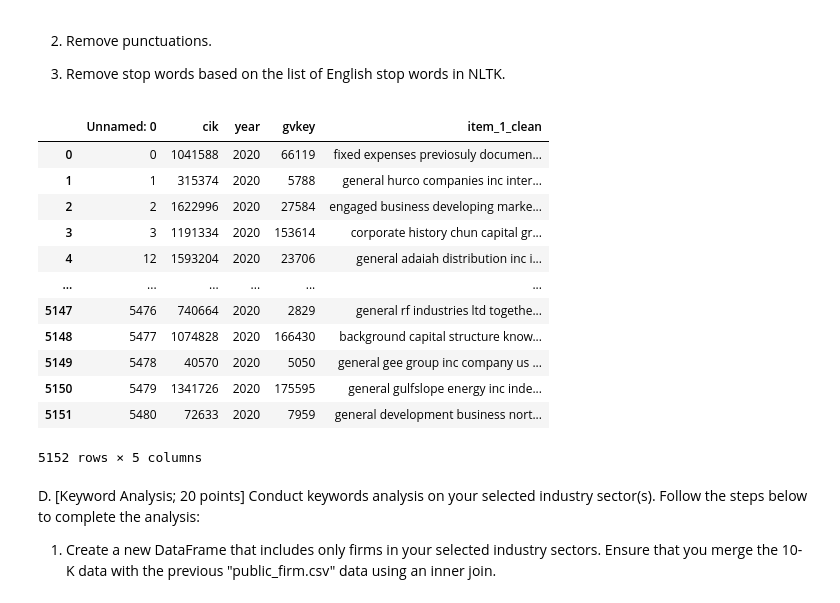
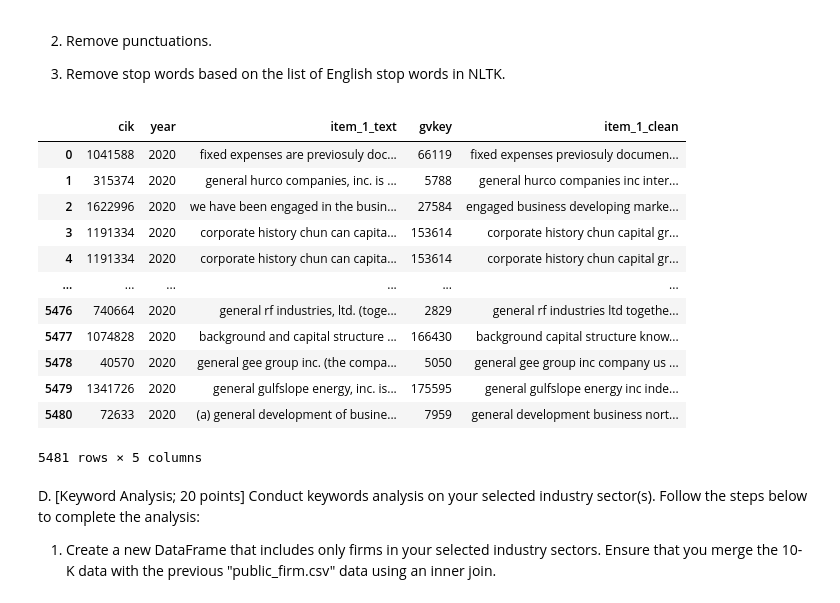
Before and after one commit to ChetanSarda99/BAIT508_GroupProject, a Jupyter notebook: chetan_project.ipynb, the cells around one changed output. Saved outputs shown, nothing was run; the diff lists cells and outputs as text; code cells hidden in the pictures.

```diff
--- a/chetan_project.ipynb
+++ b/chetan_project.ipynb
@@ -192,31 +219,26 @@ def clean_text(text):
 # %%
 try:
     twenty20_10K_item1_clean = pd.read_csv(r'C:\Users\sarda\Desktop\UBC\BAIT 508\GroupProject\data\twenty20_10K_item1_clean.csv')
 except:
-    twenty20_10K_item1_clean['item_1_clean'] = twenty20_10K_item1_clean['item_1_text'].apply(clean_text)
-    twenty20_10K_item1_clean.to_csv(r'C:\Users\sarda\Desktop\UBC\BAIT 508\GroupProject\data\twenty20_10K_item1_clean.csv')
-    twenty20_10K_item1_clean['item_1_clean'] = twenty20_10K_item1_clean['item_1_text'].apply(clean_text)
+    twenty20_10K_item1_clean['item_1_clean'] = twenty20_10K_item1_clean['item_1_text'].apply(clean_text).reset_index(drop=True)
+    twenty20_10K_item1_clean.drop(['name'],axis = 1,inplace=True)
+    twenty20_10K_item1_clean.to_csv(r'C:\Users\sarda\Desktop\UBC\BAIT 508\GroupProject\data\twenty20_10K_item1_clean.csv',index=False)
+
+twenty20_10K_item1_clean
+# %% [output]
+|  | cik | year | item_1_text | gvkey | item_1_clean |
+| 0 | 1041588 | 2020 | fixed expenses are previosuly doc... | 66119 | fixed expenses previosuly documen... |
+| 1 | 315374 | 2020 | general hurco companies, inc. is ... | 5788 | general hurco companies inc inter... |
+| 2 | 1622996 | 2020 | we have been engaged in the busin... | 27584 | engaged business developing marke... |
+| 3 | 1191334 | 2020 | corporate history chun can capita... | 153614 | corporate history chun capital gr... |
+| 4 | 1191334 | 2020 | corporate history chun can capita... | 153614 | corporate history chun capital gr... |
+| ... | ... | ... | ... | ... | ... |
+| 5476 | 740664 | 2020 | general rf industries, ltd. (toge... | 2829 | general rf industries ltd togethe... |
+| 5477 | 1074828 | 2020 | background and capital structure ... | 166430 | background capital structure know... |
+| 5478 | 40570 | 2020 | general gee group inc. (the compa... | 5050 | general gee group inc company us ... |
+| 5479 | 1341726 | 2020 | general gulfslope energy, inc. is... | 175595 | general gulfslope energy inc inde... |
+| 5480 | 72633 | 2020 | (a) general development of busine... | 7959 | general development business nort... |
+5481 rows × 5 columns
-# %%
-try:
-    twenty20_10K_item1_clean.drop(['name','item_1_text'],axis = 1,inplace=True)
-    twenty20_10K_item1_clean.to_csv(r'C:\Users\sarda\Desktop\UBC\BAIT 508\GroupProject\data\twenty20_10K_item1_clean.csv')
-except:
-    pass
-twenty20_10K_item1_clean
-# %% [output]
-|  | Unnamed: 0 | cik | year | gvkey | item_1_clean |
-| 0 | 0 | 1041588 | 2020 | 66119 | fixed expenses previosuly documen... |
-| 1 | 1 | 315374 | 2020 | 5788 | general hurco companies inc inter... |
-| 2 | 2 | 1622996 | 2020 | 27584 | engaged business developing marke... |
-| 3 | 3 | 1191334 | 2020 | 153614 | corporate history chun capital gr... |
-| 4 | 12 | 1593204 | 2020 | 23706 | general adaiah distribution inc i... |
-| ... | ... | ... | ... | ... | ... |
-| 5147 | 5476 | 740664 | 2020 | 2829 | general rf industries ltd togethe... |
-| 5148 | 5477 | 1074828 | 2020 | 166430 | background capital structure know... |
-| 5149 | 5478 | 40570 | 2020 | 5050 | general gee group inc company us ... |
-| 5150 | 5479 | 1341726 | 2020 | 175595 | general gulfslope energy inc inde... |
-| 5151 | 5480 | 72633 | 2020 | 7959 | general development business nort... |
-5152 rows × 5 columns
 # %% [markdown]
 D.	[Keyword Analysis; 20 points] Conduct keywords analysis on your selected industry sector(s). Follow the steps below to complete the analysis:
 
```
Also changed, not shown: parts of 16 cells of this notebook, 3 other files.
